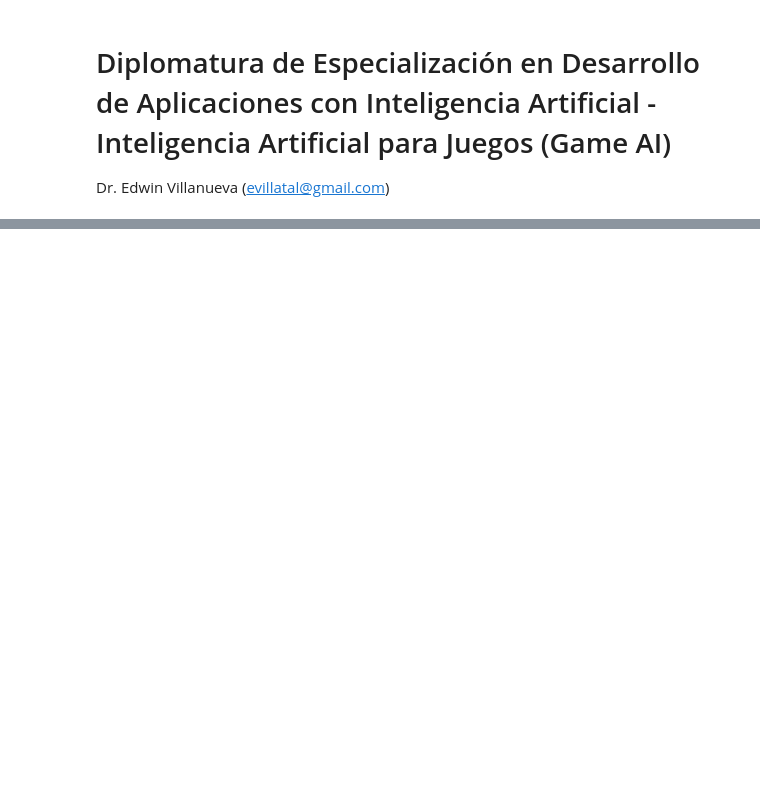
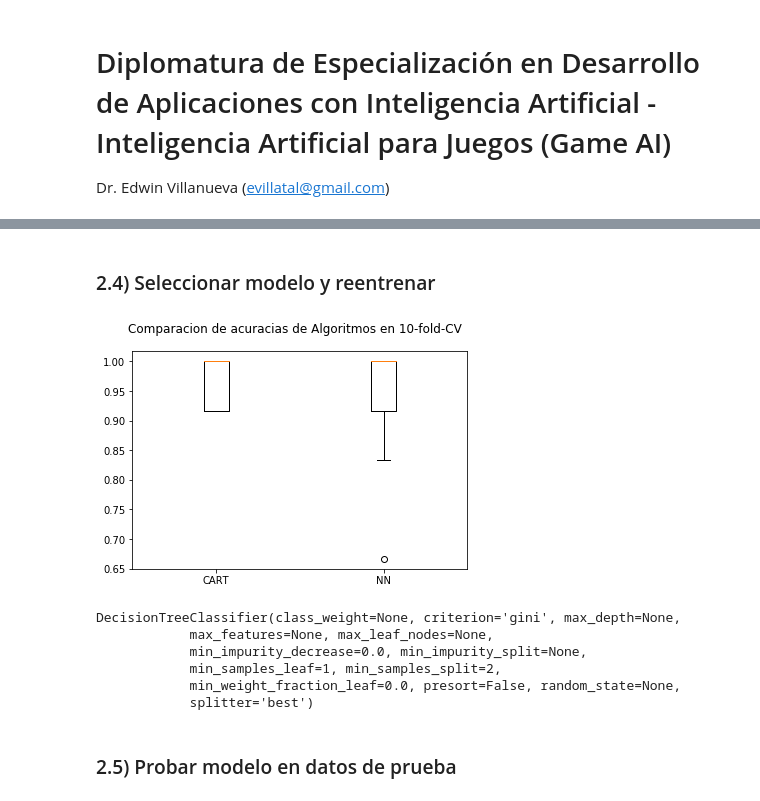
Before and after one commit to cvirom/IA-Diplomado, a Jupyter notebook: Inteligencia Artificial para Juegos/Codigo_Sesion5/RedNeuronal_Iris.ipynb, the cells around one changed output, grey strips where cells are left out. Drawn from its saved outputs; the diff is of its cells as text; code cells hidden in the pictures; blank space fills up the shorter version.

```diff
--- a/Inteligencia Artificial para Juegos/Codigo_Sesion5/RedNeuronal_Iris.ipynb
+++ b/Inteligencia Artificial para Juegos/Codigo_Sesion5/RedNeuronal_Iris.ipynb
@@ -43,6 +186,6 @@ Ytrain_dummy = np_utils.to_categorical(Y_train)
 # %%
-# define modelo neuronal
-def baseline_model():
+# define la funcion constructora de la arquitectura de la red neuronal
+def define_nn_model():
     # crea modelo,
     model = Sequential()  # Informa que las capas que se van agregar son secuenciales
     model.add(Dense(8, input_dim=4, activation='relu'))
@@ -50,8 +193,8 @@ def baseline_model():
     # Compila el model
     model.compile(loss='categorical_crossentropy', optimizer='adam', metrics=['accuracy'])
     return model
-# %%
-model = KerasClassifier(build_fn=baseline_model, epochs=200, batch_size=5)
-kfold = KFold(n_splits=10, shuffle=True)
-results = cross_val_score(model, X_train, Ytrain_dummy, cv=kfold)
-print("Baseline: %.2f%% (%.2f%%)" % (results.mean()*100, results.std()*100))
+# %%
+# Definimos el pool de algoritmos de ML a evaluar
+models = []
+models.append(('CART', DecisionTreeClassifier()))  # DT
+models.append( ('NN', KerasClassifier(build_fn=define_nn_model, epochs=50, batch_size=5, verbose=False)) )   # NN
@@ -57,0 +203,15 @@ print("Baseline: %.2f%% (%.2f%%)" % (results.mean()*100, results.std()*100))
+# %%
+# Evaluamos cada algoritmo de ML en estrategia de crossvalidacion de 10-folds (10-fold-CV)
+results = []
+names = []
+seed = 7   # semilla para generar los mismos folds para cada algoritmo
+for name, model in models:
+    kfold = KFold(n_splits=10, random_state=seed)  # especifica el particionador de datos a 10-fold-CV
+    if name == 'NN':
+        cv_results = cross_val_score(model, X_train, Ytrain_dummy, cv=kfold)
+    else:
+        cv_results = cross_val_score(model, X_train, Y_train, cv=kfold)
+    results.append(cv_results)
+    names.append(name)
+    msg = "%s: %f (%f)" % (name, cv_results.mean(), cv_results.std())
+    print(msg)
@@ -58 +227,26 @@ print("Baseline: %.2f%% (%.2f%%)" % (results.mean()*100, results.std()*100))
+# %% [markdown]
+### 2.4) Seleccionar  modelo y reentrenar
+# %%
+# Muestra graficamente la comparacion de resultados de accuracia en crossvalidacion de los Algoritmos
+fig = plt.figure()
+fig.suptitle('Comparacion de acuracias de Algoritmos en 10-fold-CV')
+ax = fig.add_subplot(111)
+plt.boxplot(results)
+ax.set_xticklabels(names)
+plt.show()
+# %% [output]
+[figure, added]
+# %%
+# Reentrena modelo DT con todos los datos de entrenamiento y lo prueba en el conjunto de validación
+model = DecisionTreeClassifier()
+model.fit(X_train, Y_train)
+# %% [output]
+DecisionTreeClassifier(class_weight=None, criterion='gini', max_depth=None,
+            max_features=None, max_leaf_nodes=None,
+            min_impurity_decrease=0.0, min_impurity_split=None,
+            min_samples_leaf=1, min_samples_split=2,
+            min_weight_fraction_leaf=0.0, presort=False, random_state=None,
+            splitter='best')
+# %% [markdown]
+### 2.5) Probar modelo en datos de prueba
 # %%
```
Also changed, not shown: parts of 31 cells of this notebook.
